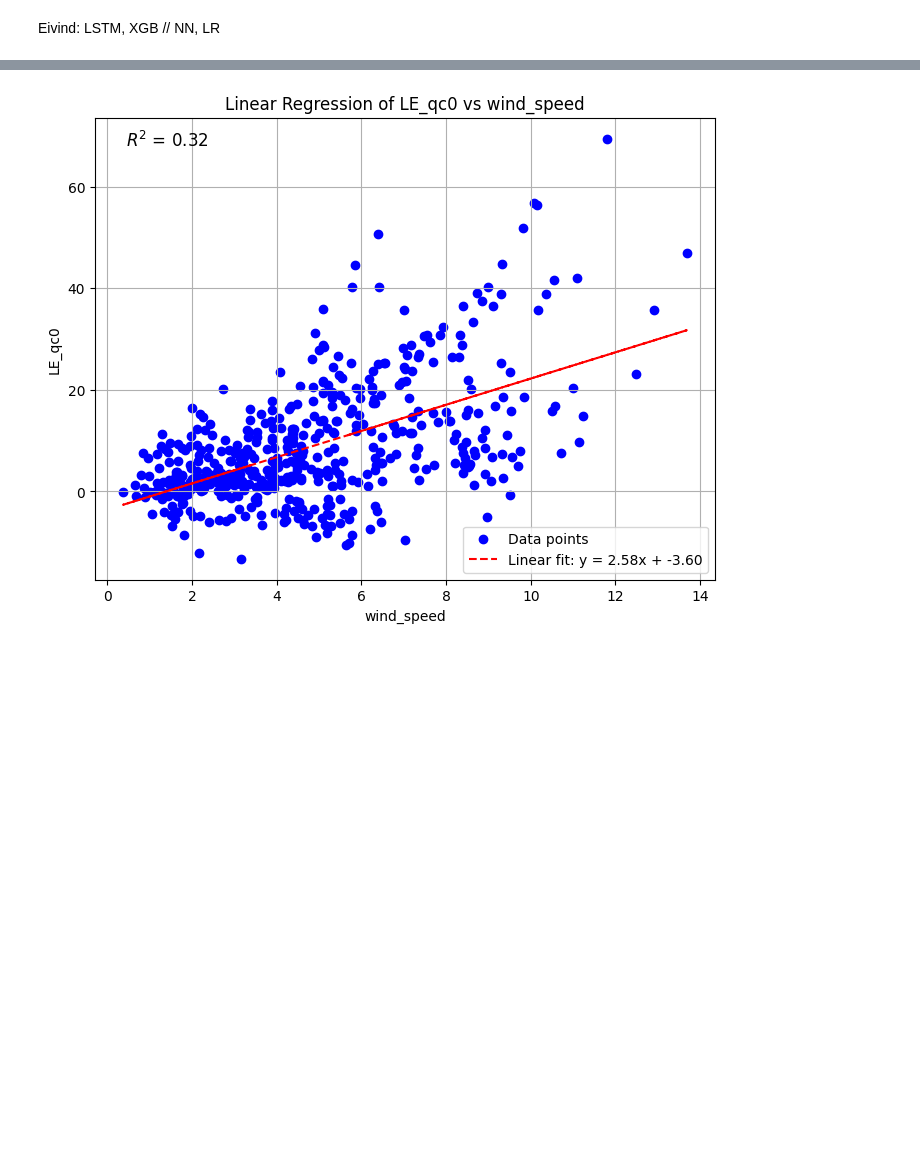
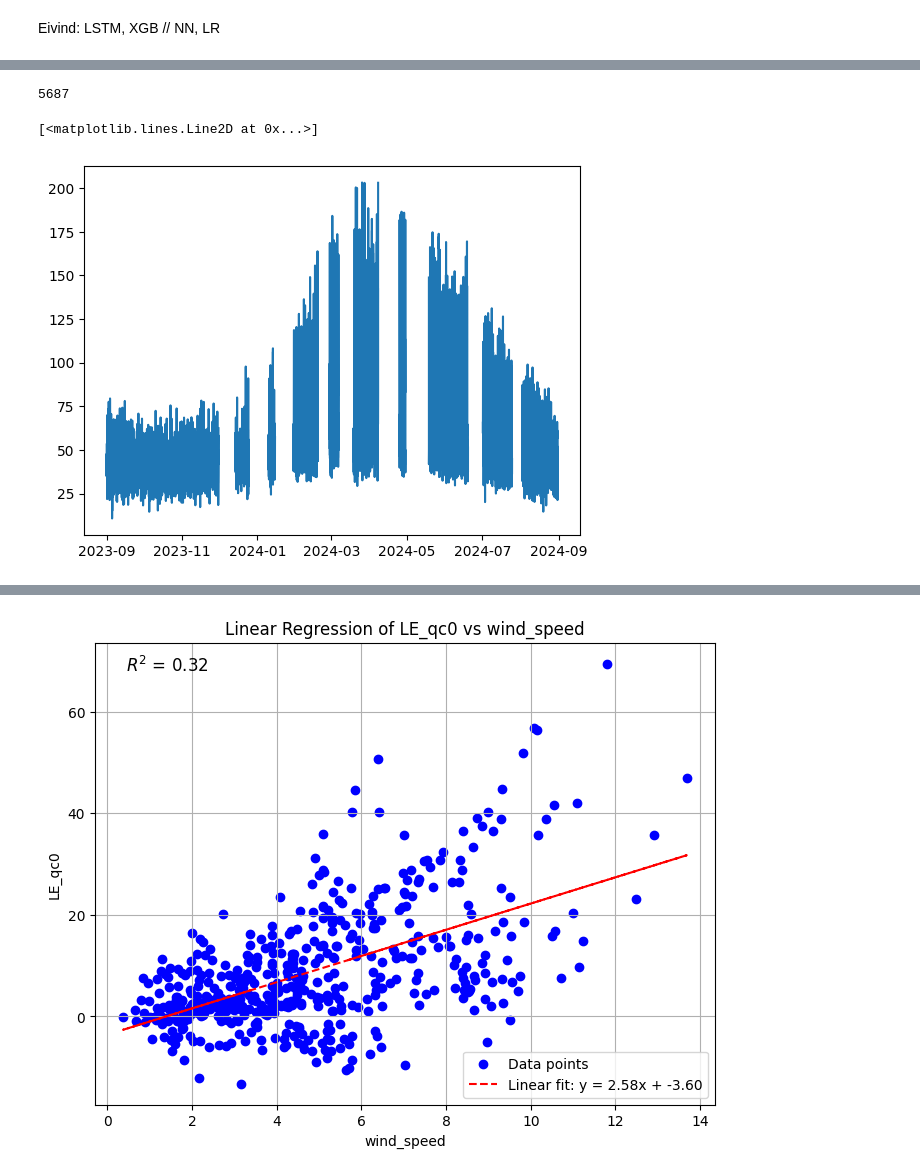
Before and after one commit to adelezaini/GEO9300-Gap-Busters, a Jupyter notebook: notebooks/analysis_eivind.ipynb, the cells around one changed output, grey strips where cells are left out. Cells and saved outputs as stored; diff of their text form; code cells hidden in the pictures; blank space fills up the shorter version.

```diff
--- a/notebooks/analysis_eivind.ipynb
+++ b/notebooks/analysis_eivind.ipynb
@@ -31,0 +292,29 @@ t2 = df['timestamp'] # non-filtered data
+# %%
+# Generate gaps
+
+df = features_df.copy()
+
+# Simulate time index (one year, 30 min increments)
+date_rng = pd.date_range(start='2023-09-01 00:00', end='2024-08-31 00:00', freq='30T')
+df.index = date_rng
+
+# Parameters for gap creation
+num_gaps = 15
+min_gap_size = 5 * 48  # 5 days in 30 min increments
+max_gap_size = 15 * 48  # 10 days in 30 min increments
+n_rows = len(df)
+
+# Introduce gaps in 'latent_heat'
+for _ in range(num_gaps):
+    start_idx = np.random.randint(0, n_rows - max_gap_size)
+    gap_size = np.random.randint(min_gap_size, max_gap_size)
+    df.loc[df.index[start_idx:start_idx + gap_size], 'latent_heat'] = np.nan
+
+print(df['latent_heat'].isna().sum())  # Check the number of NaN values introduced
+# %% [output]
+5687
+# %%
+plt.plot(df['latent_heat'])
+# %% [output]
+[<matplotlib.lines.Line2D at 0x...>]
+[figure, added]
```
Also changed, not shown: parts of 18 cells of this notebook.
